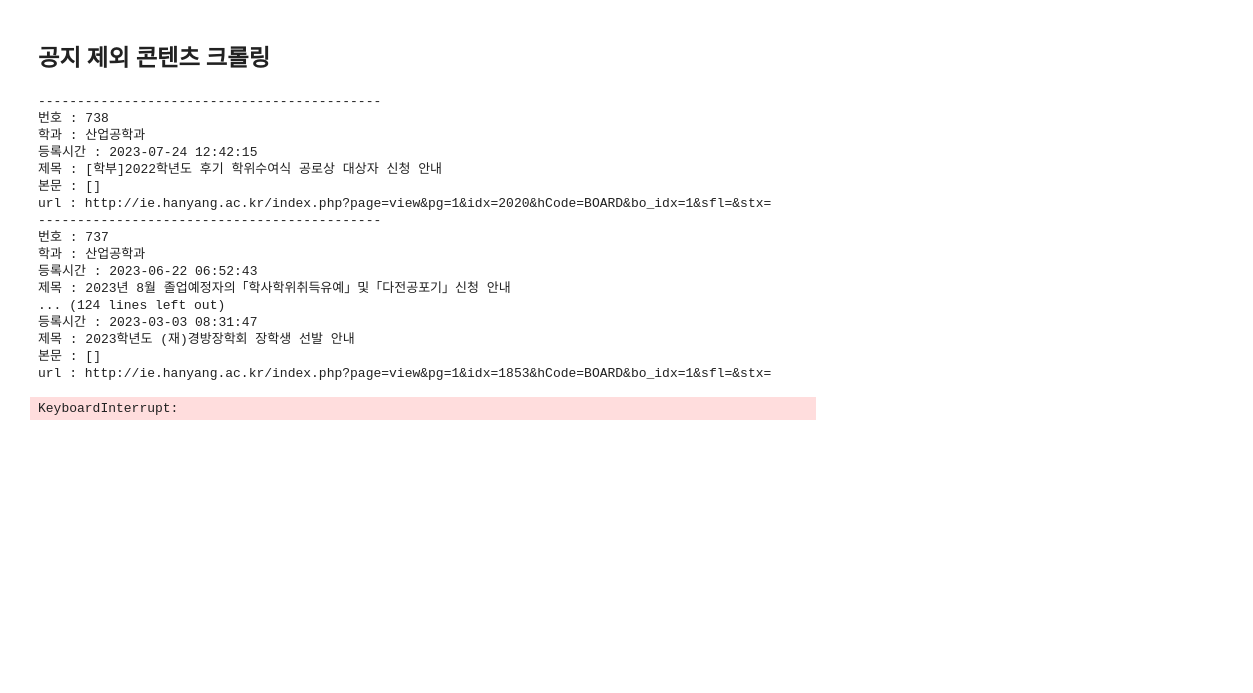
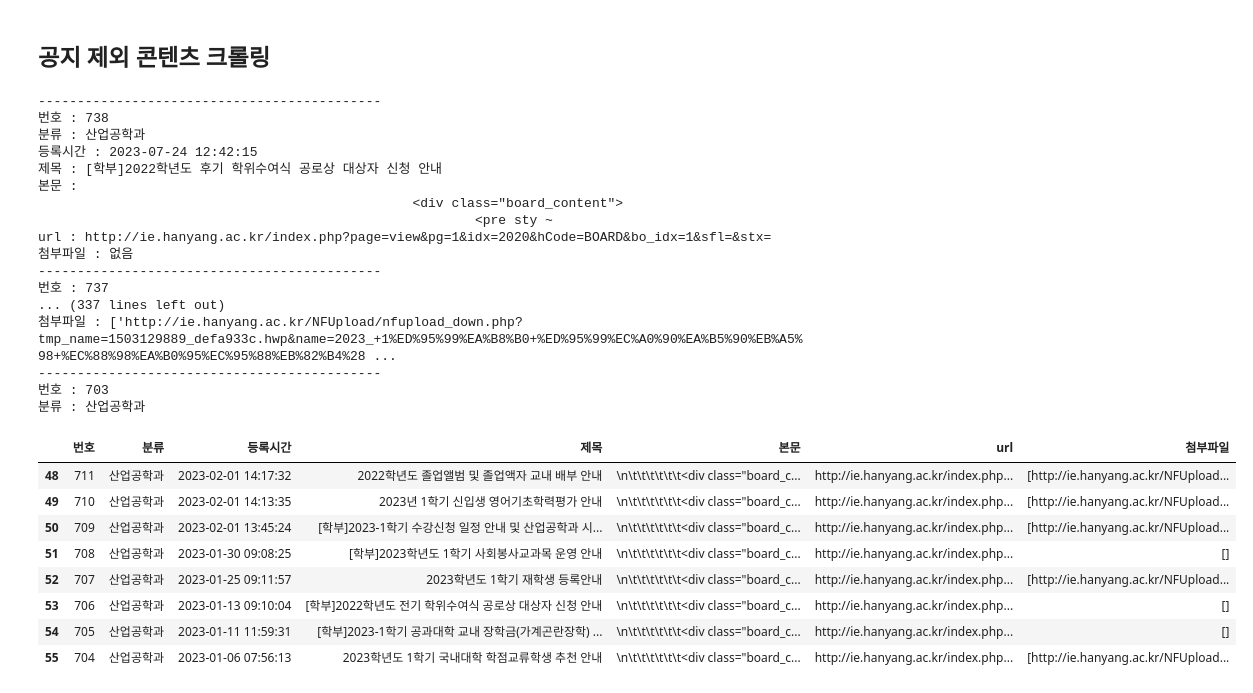
Before and after one commit to HY-Noti/HY-Noti-Crawler, a Jupyter notebook: ie_crawling.ipynb, the cells around one changed output. Cells and saved outputs as stored; diff of their text form; code cells hidden in the pictures; blank space fills up the shorter version.

Commit message:
산업공학과 크롤링 코드 작성 완료

```diff
--- a/ie_crawling.ipynb
+++ b/ie_crawling.ipynb
@@ -43,6 +43,7 @@ data = {
         '제목': [],
         '본문': [],
         'url': [],
+        '첨부파일': [],
        }
 # %% [markdown]
 ## 공지 수
@@ -174,6 +195,12 @@ for i in range((int(num_of_content)//max_content_num)+1):
             # 등록시간 수집
             upload_time = driver.find_elements(By.XPATH, "/html/body/div/div[3]/div[2]/div[2]/div[2]/table/thead/tr[2]/td/ul/li[5]")[0]
             upload_time = upload_time.text
+
+            # 2023년 이전 자료는 크롤링 하지 않음
+            if int(upload_time[:4]) < 2023:
+                driver.back()
+                break
+
             data['등록시간'].append(upload_time)
             print('등록시간 :', upload_time)
 
@@ -187,34 +214,62 @@ for i in range((int(num_of_content)//max_content_num)+1):
             main = driver.find_elements(By.XPATH, "/html/body/div/div[3]/div[2]/div[2]/div[2]/table/tbody/tr/td")[0]
             main = main.get_attribute('innerHTML')
             data['본문'].append(main)
-            print('본문 :', main[:20], '~')
+            print('본문 :', main[:50], '~')
 
             # url 수집
             data['url'].append(driver.current_url)
             print('url :',driver.current_url)
 
+            # 첨부파일 수집
+            try:
+                file_button = driver.find_elements(By.XPATH, "/html/body/div/div[3]/div[2]/div[2]/div[2]/table/thead/tr[3]/td/ul/li/a")[0]
+                file_button.click()
+
+                files = driver.find_elements(By.XPATH, "/html/body/div/div[3]/div[2]/div[2]/div[2]/table/thead/tr[3]/td/ul/li/div/ul")
+                file_urls = []
+                for i in range(len(files)):
+                    file = driver.find_elements(By.XPATH, "/html/body/div/div[3]/div[2]/div[2]/div[2]/table/thead/tr[3]/td/ul/li/div/ul["+str(i+1)+"]/li/span/a")[0]
+                    file = file.get_attribute('href')
+                    file_urls.append(file)
+
+                data['첨부파일'].append(file_urls)
+                print('첨부파일 :', file_urls)
+
+                driver.back()
+            except:
+                empty_list = []
+                data['첨부파일'].append(empty_list)
+                print('첨부파일 : 없음')
+
             # 뒤로가기
             driver.back()
+
         else:
             continue
+
     next_button = driver.find_elements(By.XPATH, "/html/body/div/div[3]/div[2]/div[2]/div[2]/div[1]/form[2]/div/ul/a[11]/img")[0]
     next_button.click()
+
+    # 2023년 이전 자료는 크롤링 하지 않음
+    if int(upload_time[:4]) < 2023:
+        data['번호'].pop()
+        data['분류'].pop()
+        break
 # %% [output]
 --------------------------------------------
 번호 : 738
-학과 : 산업공학과
+분류 : 산업공학과
 등록시간 : 2023-07-24 12:42:15
 제목 : [학부]2022학년도 후기 학위수여식 공로상 대상자 신청 안내
-본문 : []
+본문 :
+                                                <div class="board_content">
+                                                        <pre sty ~
 url : http://ie.hanyang.ac.kr/index.php?page=view&pg=1&idx=2020&hCode=BOARD&bo_idx=1&sfl=&stx=
+첨부파일 : 없음
 --------------------------------------------
 번호 : 737
-학과 : 산업공학과
-등록시간 : 2023-06-22 06:52:43
-제목 : 2023년 8월 졸업예정자의「학사학위취득유예」및「다전공포기」신청 안내
-... (124 lines left out)
-등록시간 : 2023-03-03 08:31:47
-제목 : 2023학년도 (재)경방장학회 장학생 선발 안내
-본문 : []
-url : http://ie.hanyang.ac.kr/index.php?page=view&pg=1&idx=1853&hCode=BOARD&bo_idx=1&sfl=&stx=
+... (337 lines left out)
+첨부파일 : ['http://ie.hanyang.ac.kr/NFUpload/nfupload_down.php?tmp_name=1503129889_defa933c.hwp&name=2023_+1%ED%95%99%EA%B8%B0+%ED%95%99%EC%A0%90%EA%B5%90%EB%A5%98+%EC%88%98%EA%B0%95%EC%95%88%EB%82%B4%28 ...
+--------------------------------------------
+번호 : 703
+분류 : 산업공학과
-KeyboardInterrupt:
@@ -221,4 +281,14 @@ KeyboardInterrupt:
 # %%
 df = pd.DataFrame(data)
 
-df.head(8)
+df.tail(8)
+# %% [output]
+|  | 번호 | 분류 | 등록시간 | 제목 | 본문 | url | 첨부파일 |
+| 48 | 711 | 산업공학과 | 2023-02-01 14:17:32 | 2022학년도 졸업앨범 및 졸업액자 교내 배부 안내 | \n\t\t\t\t\t\t<div class="board_c... | http://ie.hanyang.ac.kr/index.php... | [http://ie.hanyang.ac.kr/NFUpload... |
+| 49 | 710 | 산업공학과 | 2023-02-01 14:13:35 | 2023년 1학기 신입생 영어기초학력평가 안내 | \n\t\t\t\t\t\t<div class="board_c... | http://ie.hanyang.ac.kr/index.php... | [http://ie.hanyang.ac.kr/NFUpload... |
+| 50 | 709 | 산업공학과 | 2023-02-01 13:45:24 | [학부]2023-1학기 수강신청 일정 안내 및 산업공학과 시... | \n\t\t\t\t\t\t<div class="board_c... | http://ie.hanyang.ac.kr/index.php... | [http://ie.hanyang.ac.kr/NFUpload... |
+| 51 | 708 | 산업공학과 | 2023-01-30 09:08:25 | [학부]2023학년도 1학기 사회봉사교과목 운영 안내 | \n\t\t\t\t\t\t<div class="board_c... | http://ie.hanyang.ac.kr/index.php... | [] |
+| 52 | 707 | 산업공학과 | 2023-01-25 09:11:57 | 2023학년도 1학기 재학생 등록안내 | \n\t\t\t\t\t\t<div class="board_c... | http://ie.hanyang.ac.kr/index.php... | [http://ie.hanyang.ac.kr/NFUpload... |
+| 53 | 706 | 산업공학과 | 2023-01-13 09:10:04 | [학부]2022학년도 전기 학위수여식 공로상 대상자 신청 안내 | \n\t\t\t\t\t\t<div class="board_c... | http://ie.hanyang.ac.kr/index.php... | [] |
+| 54 | 705 | 산업공학과 | 2023-01-11 11:59:31 | [학부]2023-1학기 공과대학 교내 장학금(가계곤란장학) ... | \n\t\t\t\t\t\t<div class="board_c... | http://ie.hanyang.ac.kr/index.php... | [] |
+| 55 | 704 | 산업공학과 | 2023-01-06 07:56:13 | 2023학년도 1학기 국내대학 학점교류학생 추천 안내 | \n\t\t\t\t\t\t<div class="board_c... | http://ie.hanyang.ac.kr/index.php... | [http://ie.hanyang.ac.kr/NFUpload... |
```
Also changed, not shown: parts of 5 cells of this notebook, 1 other file.
